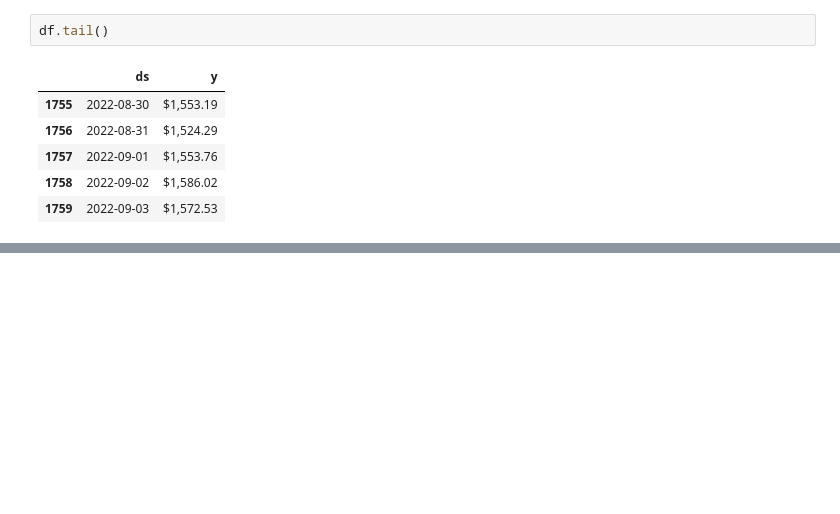
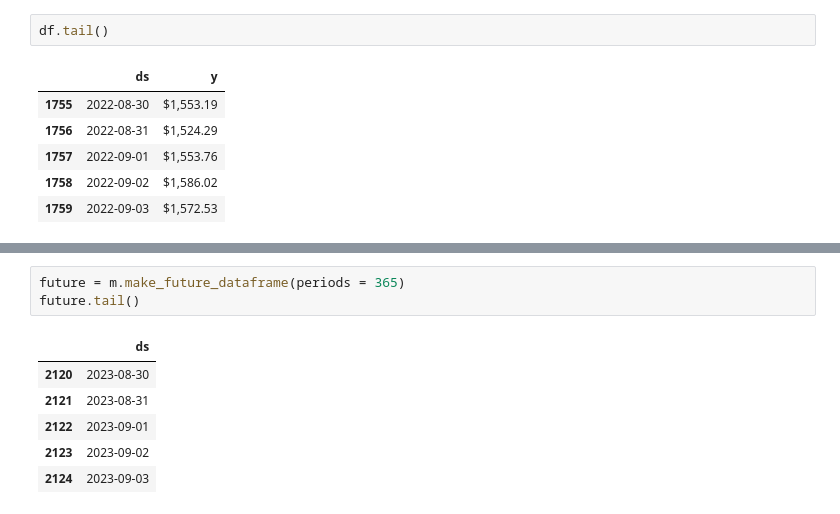
Before and after one commit to aerodromic/ETHPricePrediction, a Jupyter notebook: ethPredication.ipynb, the cells around one changed output, grey strips where cells are left out. Drawn from its saved outputs; the diff is of its cells as text; blank space fills up the shorter version.

```diff
--- a/ethPredication.ipynb
+++ b/ethPredication.ipynb
@@ -150,0 +164,10 @@ fig.show()
+# %%
+future = m.make_future_dataframe(periods = 365)
+future.tail()
+# %% [output]
+|  | ds |
+| 2120 | 2023-08-30 |
+| 2121 | 2023-08-31 |
+| 2122 | 2023-09-01 |
+| 2123 | 2023-09-02 |
+| 2124 | 2023-09-03 |
```
Also changed, not shown: parts of 13 cells of this notebook, 2 other files.
